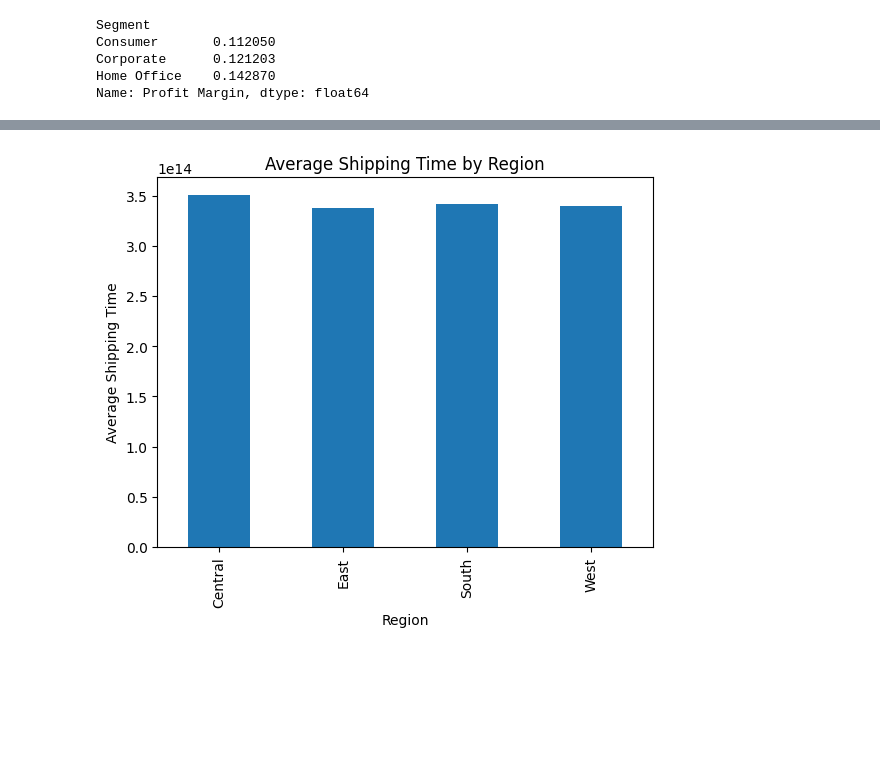
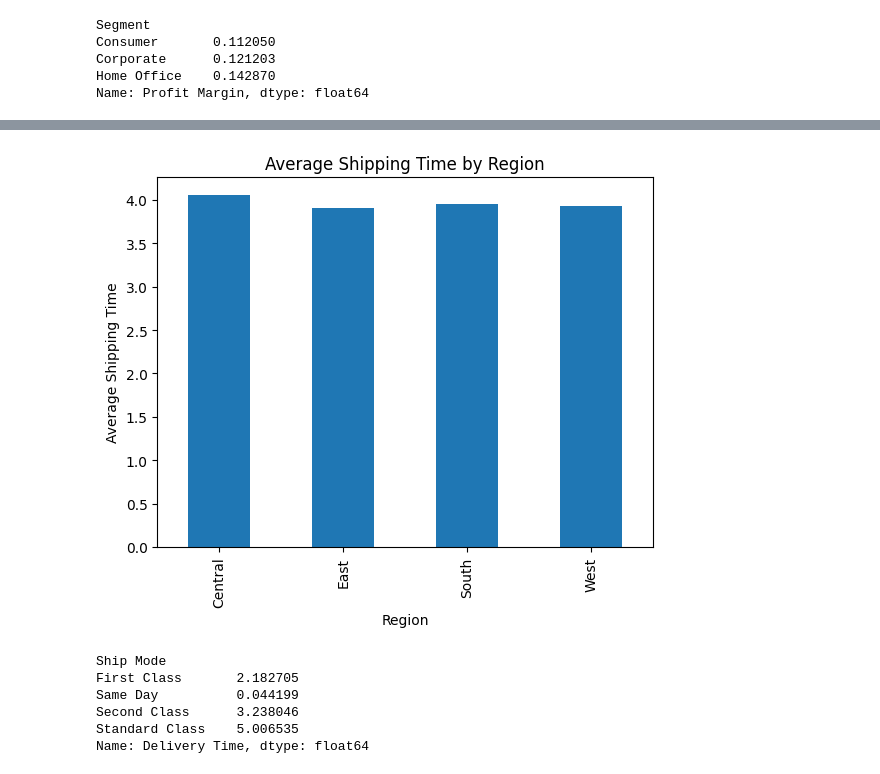
Before and after one commit to KyleNicholls19/StoreDataAnalysis, a Jupyter notebook: StoreAnalysis.ipynb, the cells around one changed output, grey strips where cells are left out. Saved outputs shown, nothing was run; the diff lists cells and outputs as text; code cells hidden in the pictures; blank space fills up the shorter version.

```diff
--- a/StoreAnalysis.ipynb
+++ b/StoreAnalysis.ipynb
@@ -244,11 +280,16 @@ plt.show()
 # %%
-df['Order Date'] = pd.to_datetime(df['Order Date'])
-df['Ship Date'] = pd.to_datetime(df['Ship Date'])
-df['Ship Time'] = df['Ship Date'] - df['Order Date']
-
-df.groupby('Region')['Ship Time'].mean().plot(kind='bar')
+df.groupby('Region')['Delivery Time'].mean().plot(kind='bar')
 plt.title('Average Shipping Time by Region')
 plt.ylabel('Average Shipping Time')
 plt.show()
 # %% [output]
-[figure, old version]
+[figure, new version]
+# %%
+df.groupby("Ship Mode")["Delivery Time"].mean()
+# %% [output]
+Ship Mode
+First Class       2.182705
+Same Day          0.044199
+Second Class      3.238046
+Standard Class    5.006535
+Name: Delivery Time, dtype: float64
```
Also changed, not shown: parts of 9 cells of this notebook.
